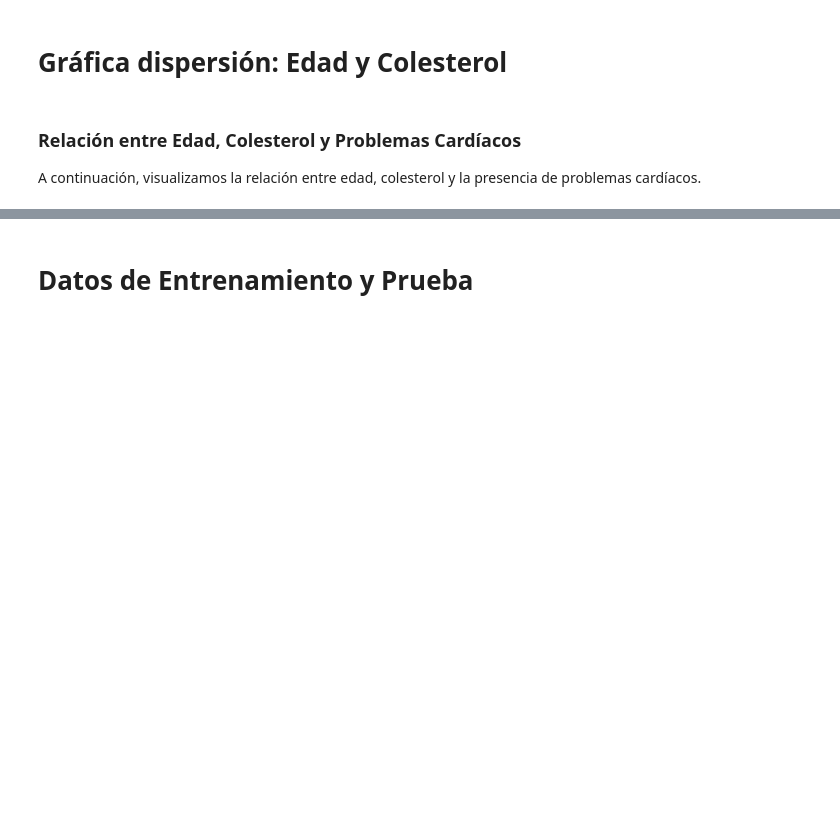
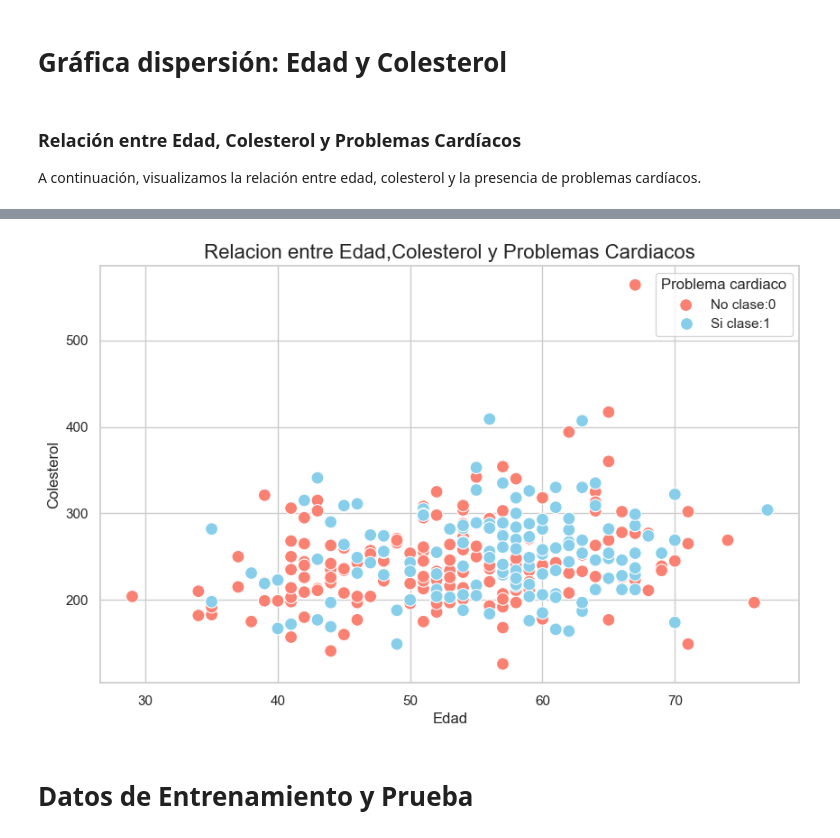
Before and after one commit to LuisaLopezVazquez/Seminario-Data-Science, a Jupyter notebook: Dia 2/Machine Learning/Arboles de decision/arboles_de_decision.ipynb, the cells around one changed output, grey strips where cells are left out. Drawn from its saved outputs; the diff is of its cells as text; code cells hidden in the pictures; blank space fills up the shorter version.

```diff
--- a/Dia 2/Machine Learning/Arboles de decision/arboles_de_decision.ipynb
+++ b/Dia 2/Machine Learning/Arboles de decision/arboles_de_decision.ipynb
@@ -39,3 +76,22 @@ A continuación, visualizamos la relación entre edad, colesterol y la presencia
+# %%
+# Grafico de dispersion
+sns.set(style="whitegrid")
+plt.figure(figsize=(10,6))
+sns.scatterplot(
+    x='edad',
+    y='colesterol',
+    hue='problema_cardiaco',
+    data=pacientes,
+    palette=["skyblue","salmon"],
+    s=100
+)
+plt.title("Relacion entre Edad,Colesterol y Problemas Cardiacos", fontsize=16)
+plt.xlabel("Edad")
+plt.ylabel("Colesterol")
+plt.legend(title="Problema cardiaco", labels=["No clase:0","Si clase:1"])
+plt.show()
+# %% [output]
+[figure, added]
 # %% [markdown]
 # Datos de Entrenamiento y Prueba
 # %%
```
Also changed, not shown: parts of 12 cells of this notebook.
